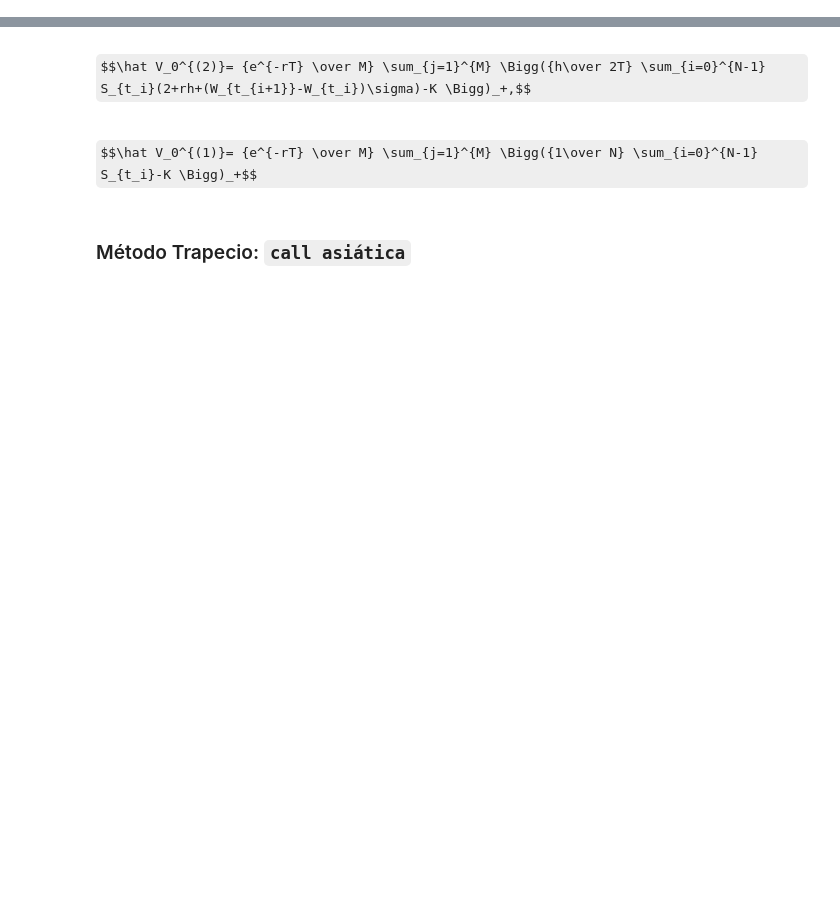
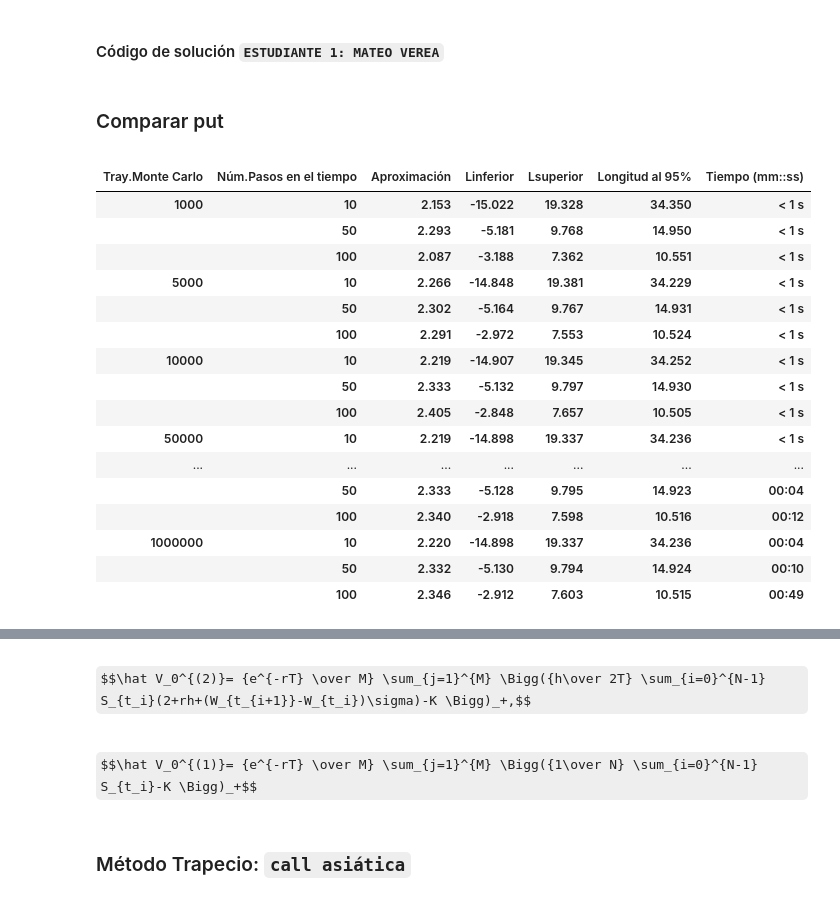
Before and after one commit to Mateoverea/ProyectoConjunto_MVerea_ARico, a Jupyter notebook: Tarea9_MVerea_ARico.ipynb, the cells around one changed output, grey strips where cells are left out. Drawn from its saved outputs; the diff is of its cells as text; code cells hidden in the pictures; some formulas as TeX source; blank space fills up the shorter version.

```diff
--- a/Tarea9_MVerea_ARico.ipynb
+++ b/Tarea9_MVerea_ARico.ipynb
@@ -45,3 +43,5 @@ pd.set_option('display.max_columns', 9)
 pd.set_option('display.max_rows', 10)
 pd.set_option('display.width', 78)
 pd.set_option('precision', 3)
+# %% [markdown]
+#### Código de solución `ESTUDIANTE 1: MATEO VEREA`
@@ -47,0 +270,23 @@ pd.set_option('precision', 3)
+# %% [markdown]
+### Comparar put
+# %%
+df_trapecio_p
+# %% [output]
+|  |  |  |  |  |  |  |
+| Tray.Monte Carlo | Núm.Pasos en el tiempo | Aproximación | Linferior | Lsuperior | Longitud al 95% | Tiempo (mm::ss) |
+| 1000 | 10 | 2.153 | -15.022 | 19.328 | 34.350 | < 1 s |
+|  | 50 | 2.293 | -5.181 | 9.768 | 14.950 | < 1 s |
+|  | 100 | 2.087 | -3.188 | 7.362 | 10.551 | < 1 s |
+| 5000 | 10 | 2.266 | -14.848 | 19.381 | 34.229 | < 1 s |
+|  | 50 | 2.302 | -5.164 | 9.767 | 14.931 | < 1 s |
+|  | 100 | 2.291 | -2.972 | 7.553 | 10.524 | < 1 s |
+| 10000 | 10 | 2.219 | -14.907 | 19.345 | 34.252 | < 1 s |
+|  | 50 | 2.333 | -5.132 | 9.797 | 14.930 | < 1 s |
+|  | 100 | 2.405 | -2.848 | 7.657 | 10.505 | < 1 s |
+| 50000 | 10 | 2.219 | -14.898 | 19.337 | 34.236 | < 1 s |
+| ... | ... | ... | ... | ... | ... | ... |
+|  | 50 | 2.333 | -5.128 | 9.795 | 14.923 | 00:04 |
+|  | 100 | 2.340 | -2.918 | 7.598 | 10.516 | 00:12 |
+| 1000000 | 10 | 2.220 | -14.898 | 19.337 | 34.236 | 00:04 |
+|  | 50 | 2.332 | -5.130 | 9.794 | 14.924 | 00:10 |
+|  | 100 | 2.346 | -2.912 | 7.603 | 10.515 | 00:49 |
```
Also changed, not shown: parts of 13 cells of this notebook.
